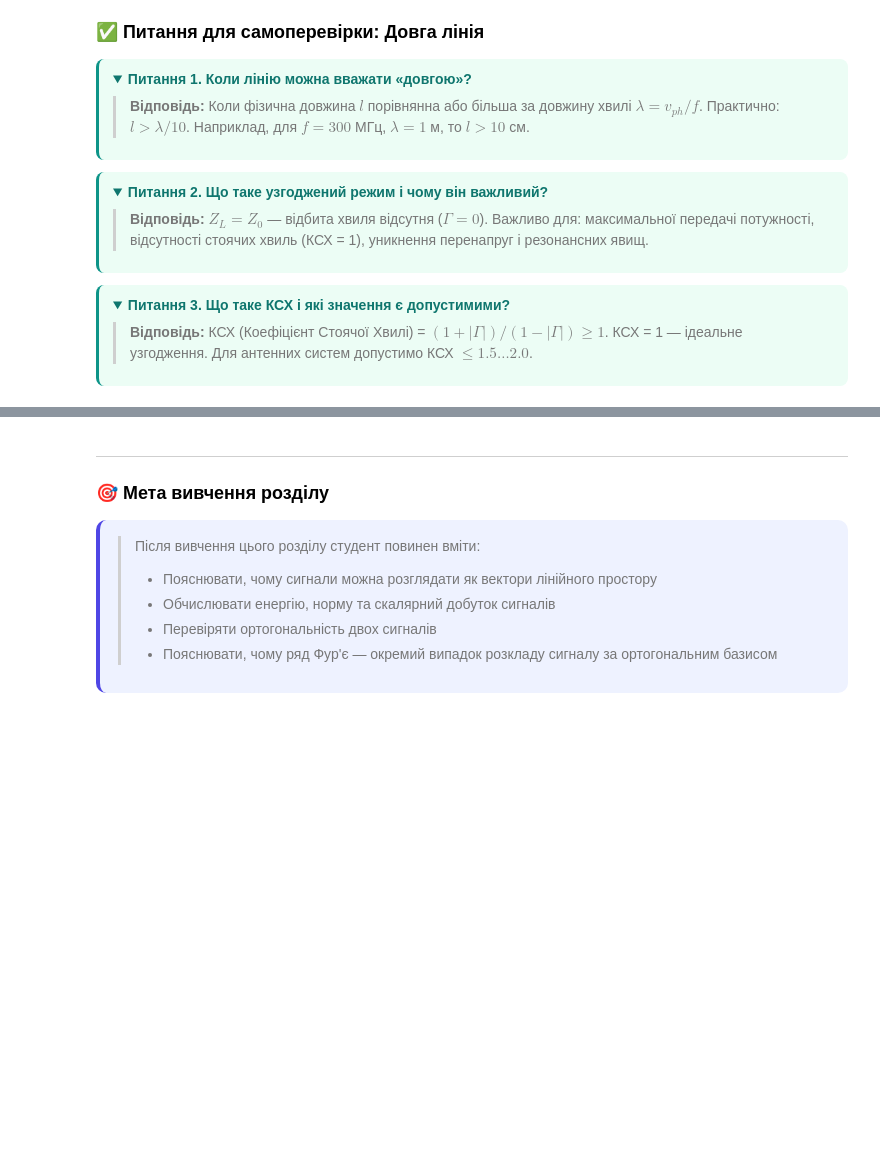
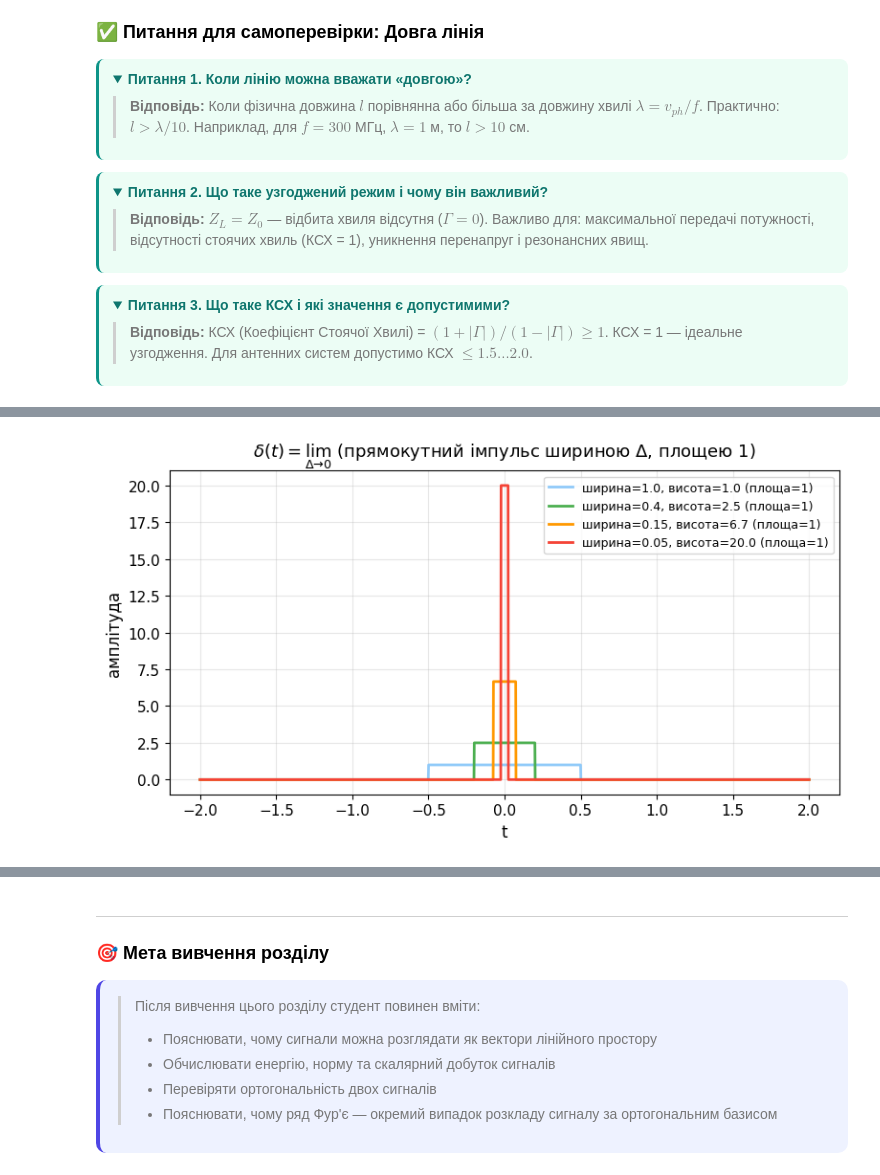
Before and after one commit to vim4all/Lectures_Basics_of_radio_electronics_in_Ukrainian, a Jupyter notebook: Основи радіотехніки_2_частина.ipynb, the cells around one changed output, grey strips where cells are left out. Saved outputs shown, nothing was run; the diff lists cells and outputs as text; code cells hidden in the pictures; folded sections open; blank space fills up the shorter version.

```diff
--- a/Основи радіотехніки_2_частина.ipynb
+++ b/Основи радіотехніки_2_частина.ipynb
@@ -2076,0 +2385,14 @@ interactive(children=(IntSlider(value=5, description='$V_{вх}, [V]$', max=10,
+# %%
+# Наближення дельта-функції прямокутними імпульсами дедалі меншої ширини (і більшої висоти, площа = 1)
+fig, ax = plt.subplots(figsize=(8, 4.5))
+t_d = np.linspace(-2, 2, 2000)
+for width, color in [(1.0, '#90caf9'), (0.4, '#4CAF50'), (0.15, '#FF9800'), (0.05, '#F44336')]:
+    height = 1/width
+    y = np.where(np.abs(t_d) < width/2, height, 0)
+    ax.plot(t_d, y, color=color, lw=2, label=f'ширина={width}, висота={height:.1f} (площа=1)')
+ax.set_xlabel('t'); ax.set_ylabel('амплітуда')
+ax.set_title(r'$\delta(t) = \lim_{\Delta\to0}$ (прямокутний імпульс шириною $\Delta$, площею 1)')
+ax.legend(fontsize=9)
+plt.tight_layout(); plt.show()
+# %% [output]
+[figure, added]
```
Also changed, not shown: parts of 43 cells of this notebook.
